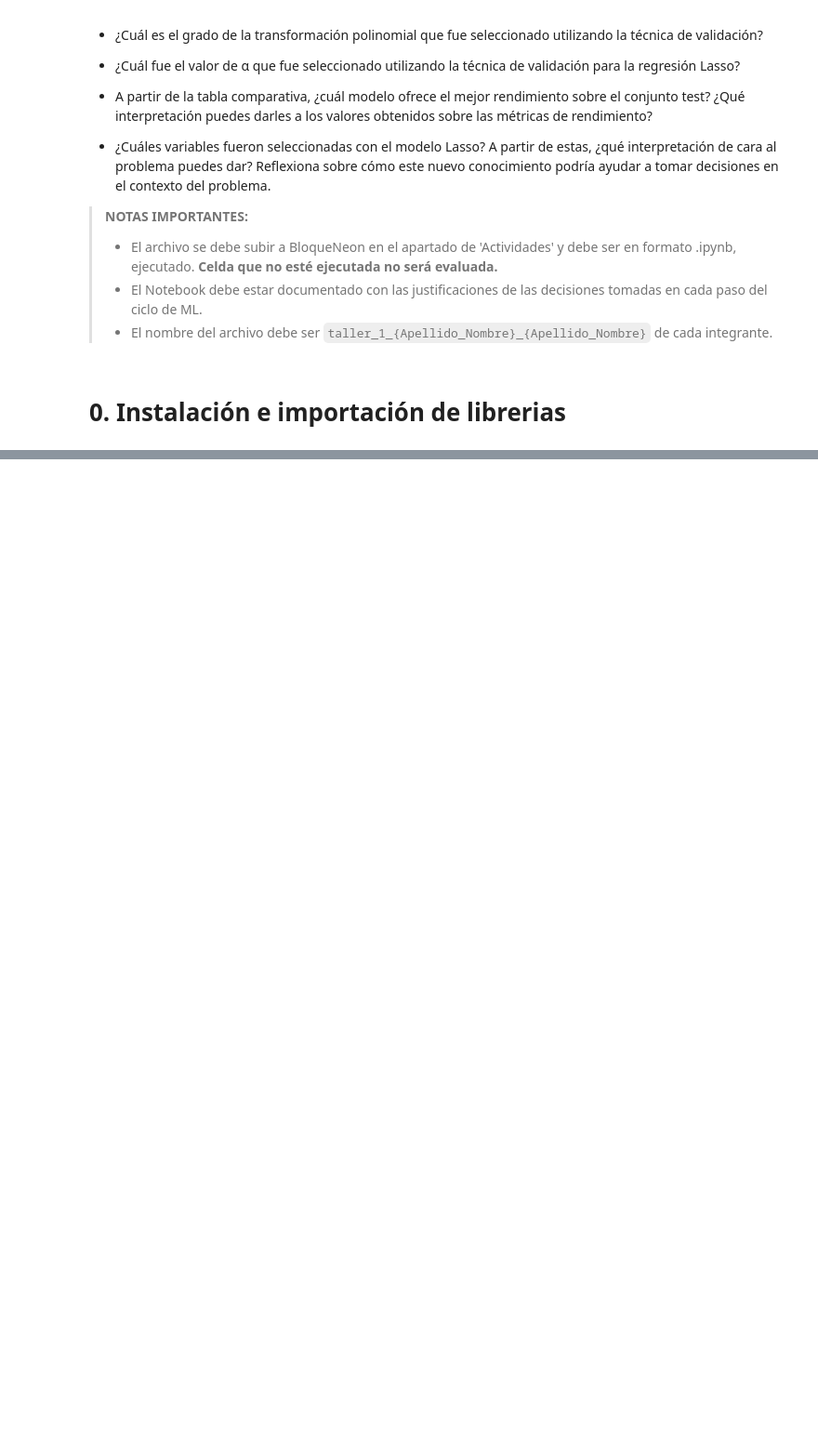
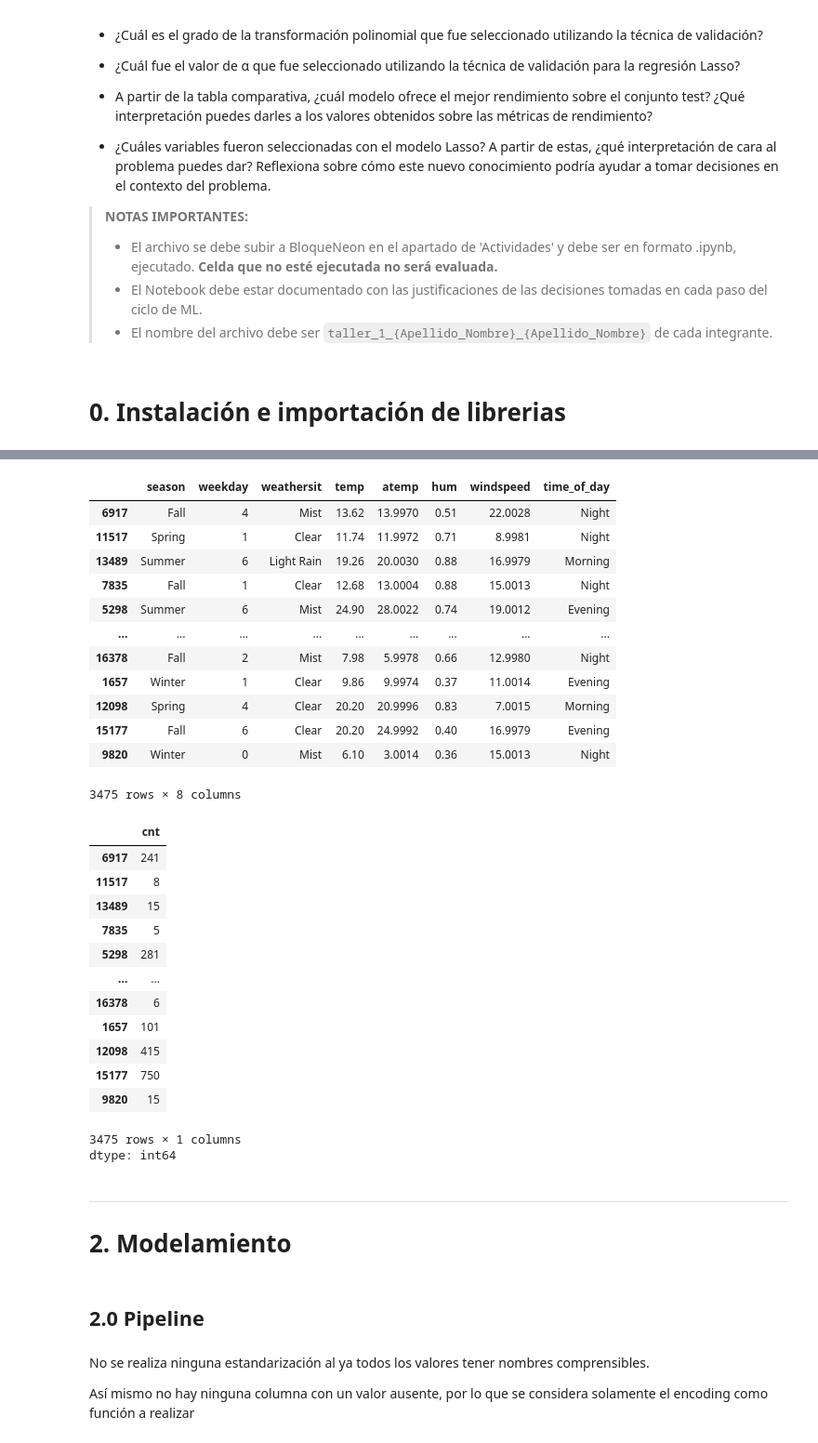
Before and after one commit to Sinis16/202220_Ejemplo_Parcial_Practico_1, a Jupyter notebook: Talleres/Taller 1/MINE_4206_202510_AML_Taller1.ipynb, the cells around one changed output, grey strips where cells are left out. Shown at 93% size. Cells and saved outputs as stored; diff of their text form; code cells hidden in the pictures; blank space fills up the shorter version.

Commit message:
Pipeline

```diff
--- a/Talleres/Taller 1/MINE_4206_202510_AML_Taller1.ipynb
+++ b/Talleres/Taller 1/MINE_4206_202510_AML_Taller1.ipynb
@@ -83,0 +201,42 @@ from sklearn.preprocessing import MinMaxScaler
+# %%
+#Datos de test
+X_test, y_test = preprocess(test)
+display(X_test)
+display(y_test)
+# %% [output]
+|  | season | weekday | weathersit | temp | atemp | hum | windspeed | time_of_day |
+| 6917 | Fall | 4 | Mist | 13.62 | 13.9970 | 0.51 | 22.0028 | Night |
+| 11517 | Spring | 1 | Clear | 11.74 | 11.9972 | 0.71 | 8.9981 | Night |
+| 13489 | Summer | 6 | Light Rain | 19.26 | 20.0030 | 0.88 | 16.9979 | Morning |
+| 7835 | Fall | 1 | Clear | 12.68 | 13.0004 | 0.88 | 15.0013 | Night |
+| 5298 | Summer | 6 | Mist | 24.90 | 28.0022 | 0.74 | 19.0012 | Evening |
+| ... | ... | ... | ... | ... | ... | ... | ... | ... |
+| 16378 | Fall | 2 | Mist | 7.98 | 5.9978 | 0.66 | 12.9980 | Night |
+| 1657 | Winter | 1 | Clear | 9.86 | 9.9974 | 0.37 | 11.0014 | Evening |
+| 12098 | Spring | 4 | Clear | 20.20 | 20.9996 | 0.83 | 7.0015 | Morning |
+| 15177 | Fall | 6 | Clear | 20.20 | 24.9992 | 0.40 | 16.9979 | Evening |
+| 9820 | Winter | 0 | Mist | 6.10 | 3.0014 | 0.36 | 15.0013 | Night |
+3475 rows × 8 columns
+|  | cnt |
+| 6917 | 241 |
+| 11517 | 8 |
+| 13489 | 15 |
+| 7835 | 5 |
+| 5298 | 281 |
+| ... | ... |
+| 16378 | 6 |
+| 1657 | 101 |
+| 12098 | 415 |
+| 15177 | 750 |
+| 9820 | 15 |
+3475 rows × 1 columns
+dtype: int64
+# %% [markdown]
+---
+# 2. Modelamiento
+# %% [markdown]
+## 2.0 Pipeline
+# %% [markdown]
+No se realiza ninguna estandarización al ya todos los valores tener nombres comprensibles.
+
+Así mismo no hay ninguna columna con un valor ausente, por lo que se considera solamente el encoding como función a realizar
```
Also changed, not shown: parts of 24 cells of this notebook.
